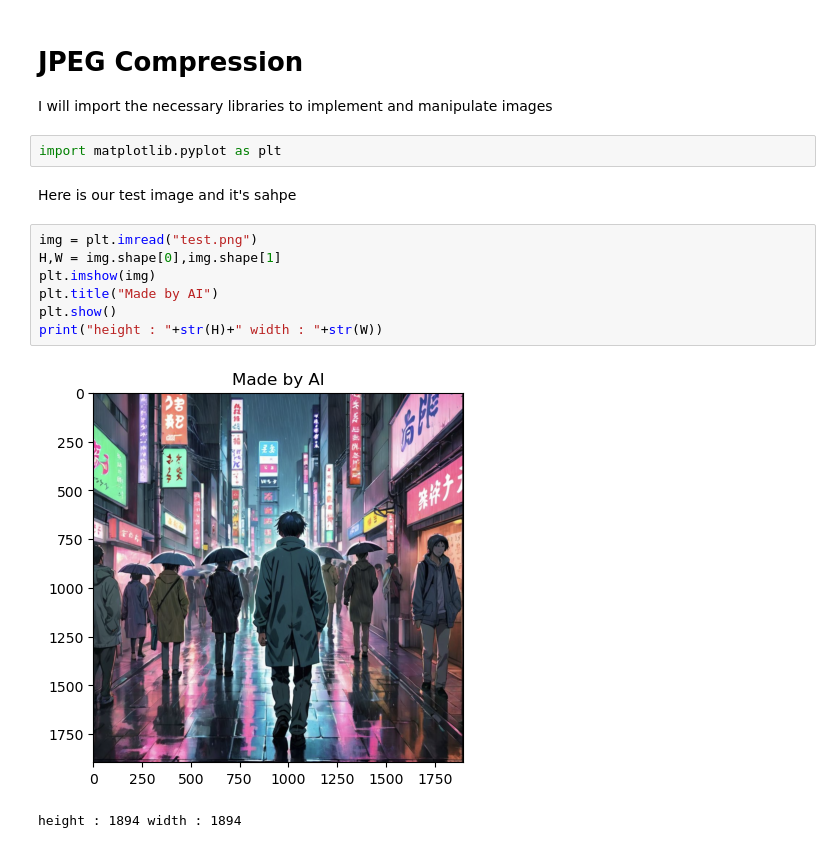
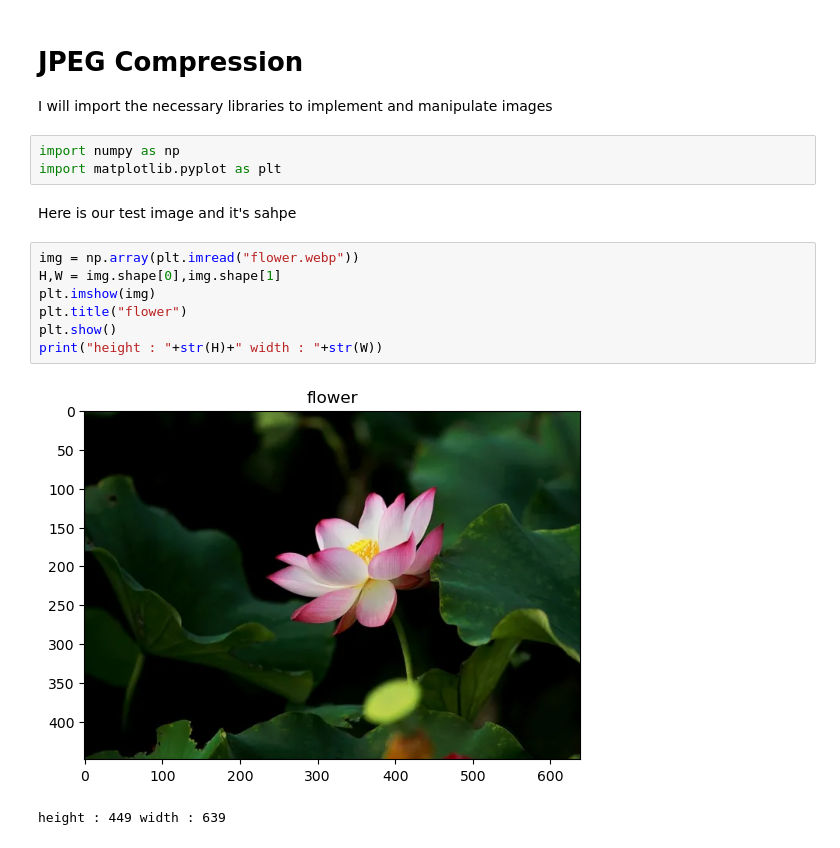
Before and after one commit to MrKerim/JPEG-Compression, a Jupyter notebook: jpeg_procces.ipynb, the cells around one changed output. Cells and saved outputs as stored; diff of their text form.

```diff
--- a/jpeg_procces.ipynb
+++ b/jpeg_procces.ipynb
@@ -2,19 +2,20 @@
 # JPEG Compression
  I will import the necessary libraries to implement and manipulate images
 # %%
+import numpy as np
 import matplotlib.pyplot as plt
 # %% [markdown]
 Here is our test image and it's sahpe
 # %%
-img = plt.imread("test.png")
+img = np.array(plt.imread("flower.webp"))
 H,W = img.shape[0],img.shape[1]
 plt.imshow(img)
-plt.title("Made by AI")
+plt.title("flower")
 plt.show()
 print("height : "+str(H)+" width : "+str(W))
 # %% [output]
-[figure, old version]
+[figure, new version]
-height : 1894 width : 1894
+height : 449 width : 639
 # %% [markdown]
 ---
 ## What we have ?
```
Also changed, not shown: parts of 19 cells of this notebook.
